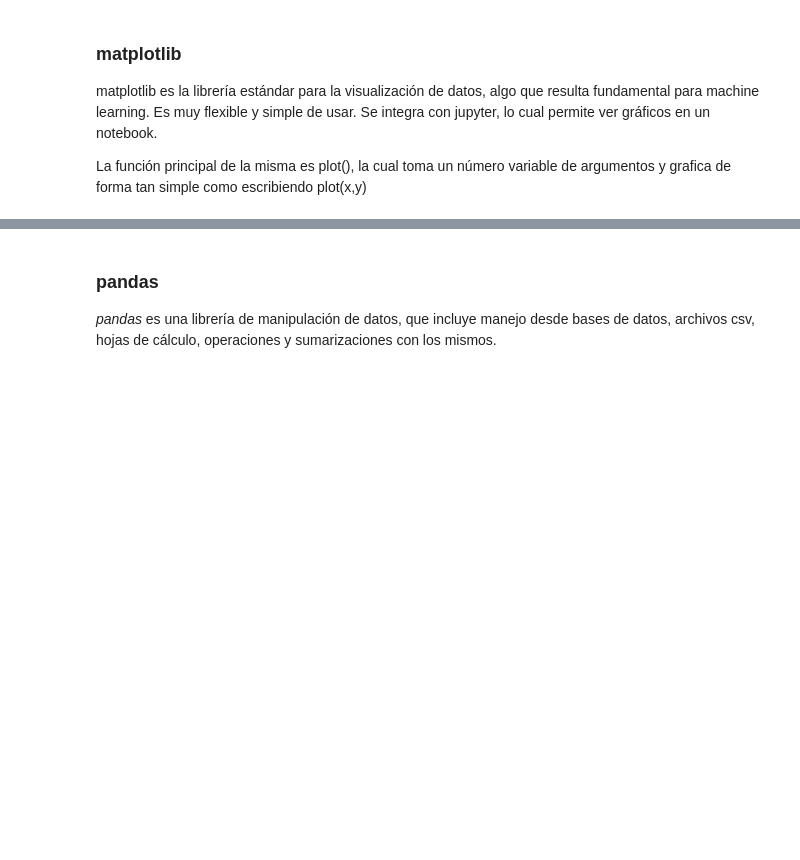
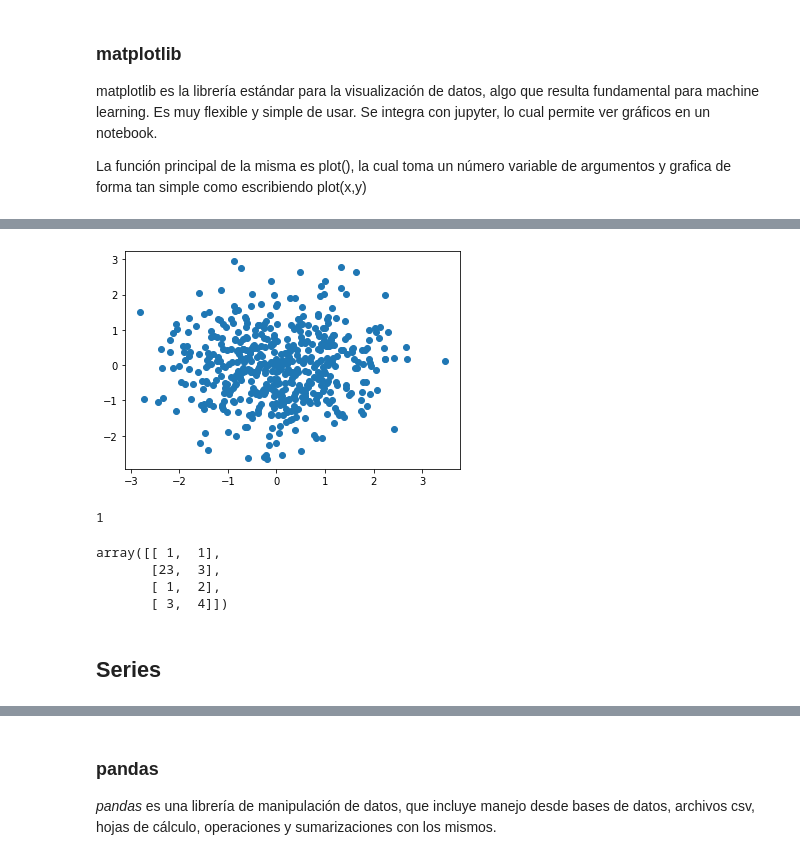
Before and after one commit to gdesirena/Aprendizaje_Automatico_Avanzado, a Jupyter notebook: Introducción/Notebooks_Clase/02_Repaso Librerías ML en Python.ipynb, the cells around one changed output, grey strips where cells are left out. Saved outputs shown, nothing was run; the diff lists cells and outputs as text; code cells hidden in the pictures; blank space fills up the shorter version.

```diff
--- a/Introducción/Notebooks_Clase/02_Repaso Librerías ML en Python.ipynb
+++ b/Introducción/Notebooks_Clase/02_Repaso Librerías ML en Python.ipynb
@@ -116,0 +302,21 @@ La función principal de la misma es plot(), la cual toma un número variable de
+# %%
+x = np.random.normal(size=500)
+y = np.random.normal(size=500)
+plt.figure(figsize=(6,4))
+plt.scatter(x,y)
+plt.show()
+# %% [output]
+[figure, added]
+# %%
+array[0,0]
+# %% [output]
+1
+# %%
+array
+# %% [output]
+array([[ 1,  1],
+       [23,  3],
+       [ 1,  2],
+       [ 3,  4]])
+# %% [markdown]
+## Series
```
Also changed, not shown: parts of 87 cells of this notebook, 1 other file.
